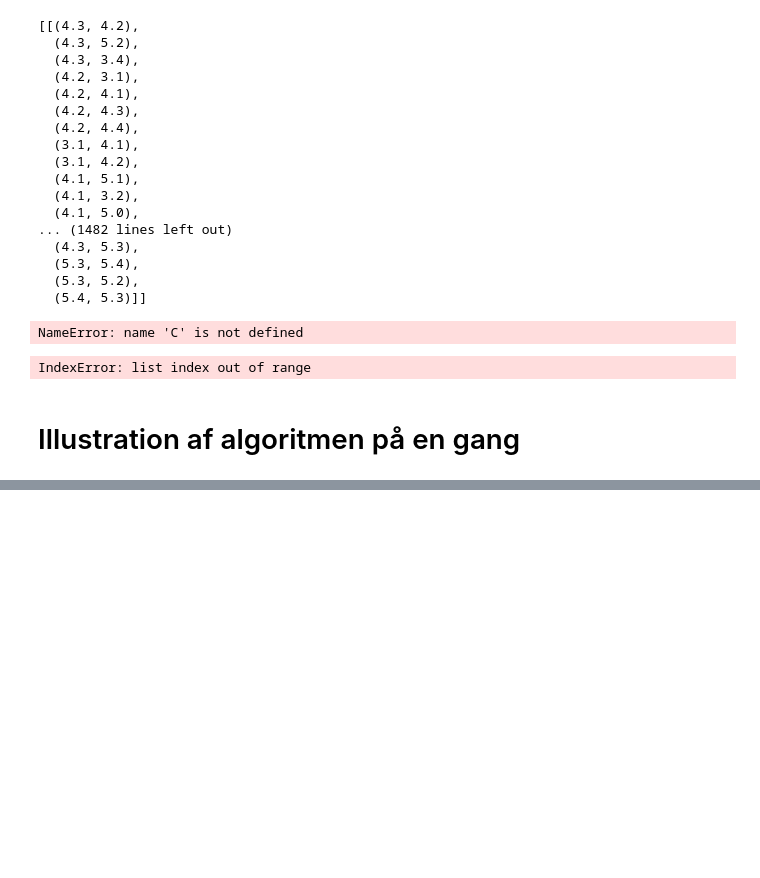
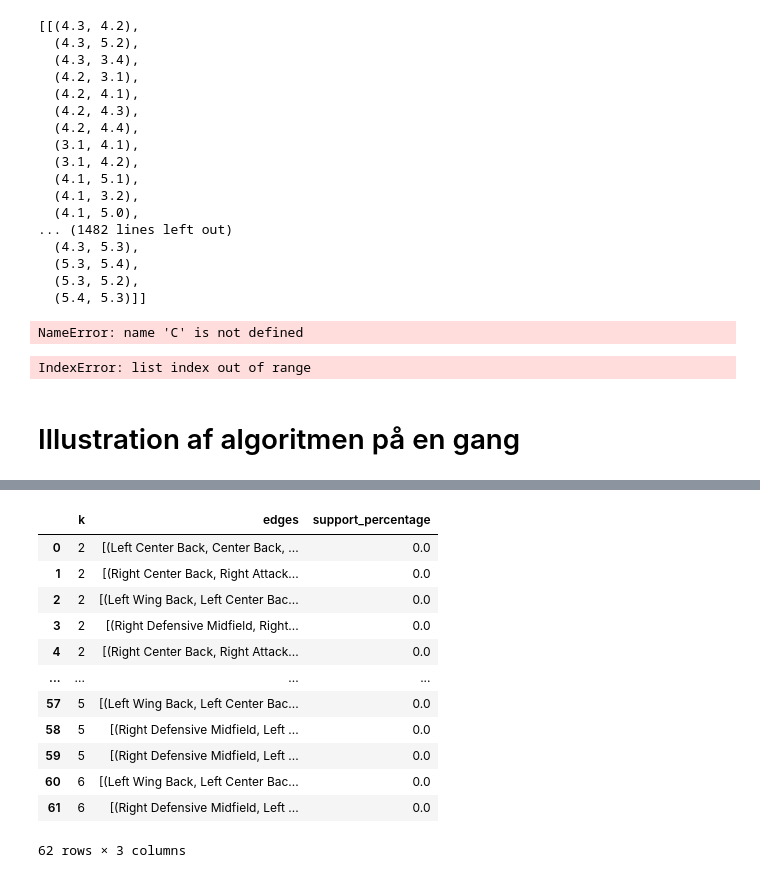
Before and after one commit to Morten-Tejlmand/5-semester, a Jupyter notebook: Fodbold/Passing/apriori.ipynb, the cells around one changed output, grey strips where cells are left out. Cells and saved outputs as stored; diff of their text form; code cells hidden in the pictures; blank space fills up the shorter version.

```diff
--- a/Fodbold/Passing/apriori.ipynb
+++ b/Fodbold/Passing/apriori.ipynb
@@ -145,19 +266,13 @@ def generate_candidates(F, k):
     return candidates
 
 
-
 def count_support(C, graph_db):
     F_count = {}
-
-    def edge_match(attr1, attr2):
-        return attr1.get('sequence') == attr2.get('sequence')
-
     for graph in graph_db:
         for candidate in C:
-            GM = DiGraphMatcher(graph, candidate, edge_match=edge_match)
+            GM = DiGraphMatcher(graph, candidate)
             if GM.subgraph_is_isomorphic():
                 F_count[candidate] = F_count.get(candidate, 0) + 1
-
     return F_count
 
 # Filter frequent candidates based on minimum support (in percentage)
@@ -166,6 +281,7 @@ def filter_frequent(F_count, min_sup, total_graphs):
         key for key, value in F_count.items()
         if (value / total_graphs) * 100 >= min_sup
     ]
+
 # main function
 def apriori_graph_mining(min_sup, edge_matrix, graph_db, max_k):
     frequent_total = []
@@ -191,8 +307,21 @@ def apriori_graph_mining(min_sup, edge_matrix, graph_db, max_k):
         frequent_total.extend(F)
 
         for subgraph in F:
-            support_count = F_count[subgraph]
-            support_percentage = (support_count / total_graphs) * 100
+
+            subgraph_edges = list(subgraph.edges(data=True))  # Get edges with attributes
+
+            # Extract just the 'sequence' attribute and sort by node pairs (if necessary)
+            subgraph_sequence = sorted((edge[2]['sequence'] for edge in subgraph_edges), key=lambda x: (edge[0], edge[1]))
+
+            # Here, assuming `reference_subgraph` is defined or used to compare sequences:
+            for reference_subgraph in F:  # Compare each subgraph to others
+                reference_subgraph_edges = list(reference_subgraph.edges(data=True))
+                reference_sequence = sorted((edge[2]['sequence'] for edge in reference_subgraph_edges), key=lambda x: (edge[0], edge[1]))
+
+                # Now compare the 'sequence' attributes of the edges
+                if subgraph_sequence == reference_sequence:
+                    support_count = F_count.get(subgraph, 0)
+                    support_percentage = (support_count / total_graphs) * 100
 
             edges_with_attrs = [
                 (u, v, attr) for u, v, attr in subgraph.edges(data=True)
@@ -210,11 +339,14 @@ def apriori_graph_mining(min_sup, edge_matrix, graph_db, max_k):
     results_df = pd.DataFrame(results)
     return frequent_total, results_df
 
+
 graph_list = [value["graph"] for value in graphs_dict.values()]
 
 edge_matrix = [list(graph.edges(data=True)) for graph in graph_list]
 GRAPH_DB = graph_list
 frequent_subgraphs, patterns_df = apriori_graph_mining(5, edge_matrix, GRAPH_DB, 7)
+
+graph_db = GRAPH_DB
 # %% [output]
 Iteration 2:
 
@@ -448,0 +859,16 @@ IndexError: list index out of range
+# %%
+patterns_df
+# %% [output]
+|  | k | edges | support_percentage |
+| 0 | 2 | [(Left Center Back, Center Back, ... | 0.0 |
+| 1 | 2 | [(Right Center Back, Right Attack... | 0.0 |
+| 2 | 2 | [(Left Wing Back, Left Center Bac... | 0.0 |
+| 3 | 2 | [(Right Defensive Midfield, Right... | 0.0 |
+| 4 | 2 | [(Right Center Back, Right Attack... | 0.0 |
+| ... | ... | ... | ... |
+| 57 | 5 | [(Left Wing Back, Left Center Bac... | 0.0 |
+| 58 | 5 | [(Right Defensive Midfield, Left ... | 0.0 |
+| 59 | 5 | [(Right Defensive Midfield, Left ... | 0.0 |
+| 60 | 6 | [(Left Wing Back, Left Center Bac... | 0.0 |
+| 61 | 6 | [(Right Defensive Midfield, Left ... | 0.0 |
+62 rows × 3 columns
```
Also changed, not shown: parts of 5 cells of this notebook, 2 other files.
